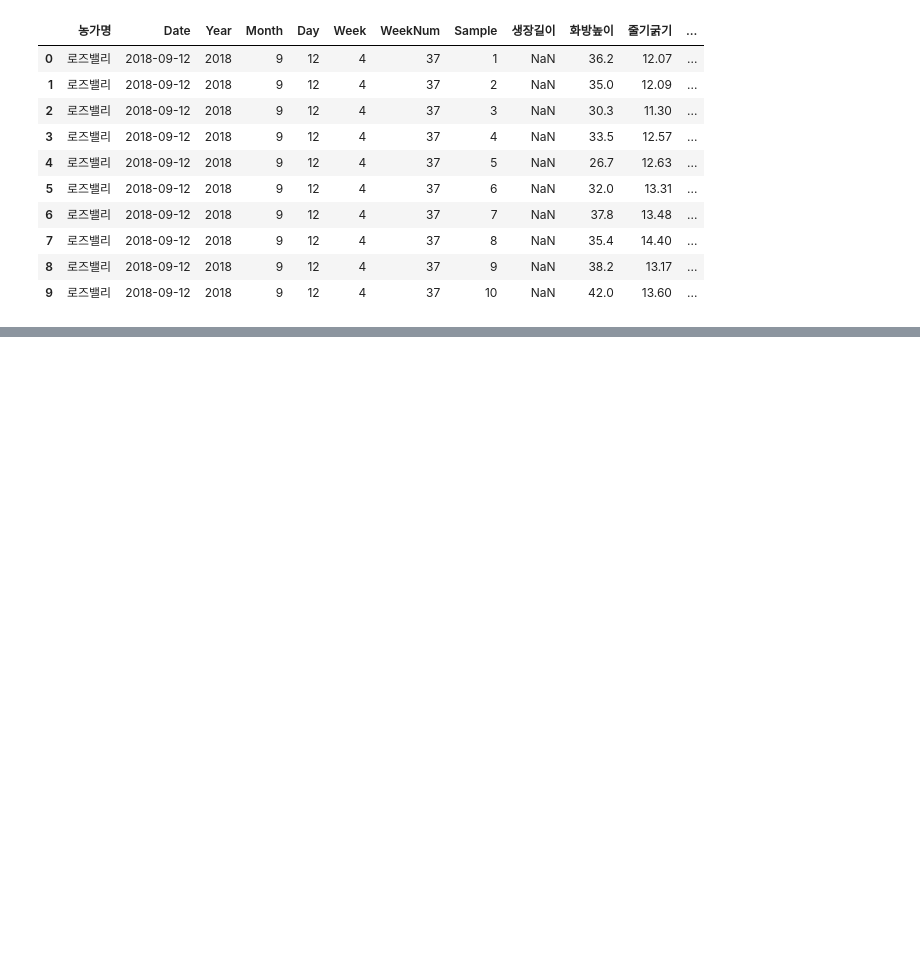
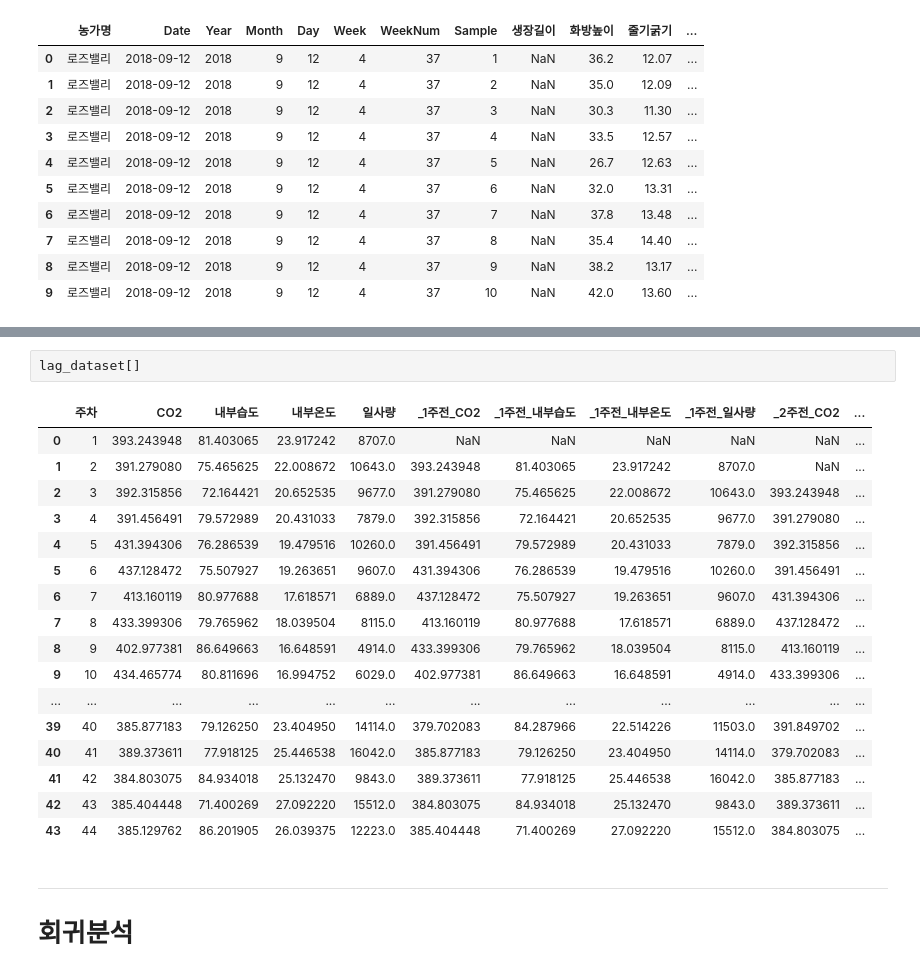
Before and after one commit to meucham11/nong_intern, a Jupyter notebook: 03_지연변수와 회귀.ipynb, the cells around one changed output, grey strips where cells are left out. Cells and saved outputs as stored; diff of their text form; blank space fills up the shorter version.

```diff
--- a/03_지연변수와 회귀.ipynb
+++ b/03_지연변수와 회귀.ipynb
@@ -449,0 +454,23 @@ lag_dataset[0].head(10)
+# %%
+lag_dataset[]
+# %% [output]
+|  | 주차 | CO2 | 내부습도 | 내부온도 | 일사량 | _1주전_CO2 | _1주전_내부습도 | _1주전_내부온도 | _1주전_일사량 | _2주전_CO2 | ... |
+| 0 | 1 | 393.243948 | 81.403065 | 23.917242 | 8707.0 | NaN | NaN | NaN | NaN | NaN | ... |
+| 1 | 2 | 391.279080 | 75.465625 | 22.008672 | 10643.0 | 393.243948 | 81.403065 | 23.917242 | 8707.0 | NaN | ... |
+| 2 | 3 | 392.315856 | 72.164421 | 20.652535 | 9677.0 | 391.279080 | 75.465625 | 22.008672 | 10643.0 | 393.243948 | ... |
+| 3 | 4 | 391.456491 | 79.572989 | 20.431033 | 7879.0 | 392.315856 | 72.164421 | 20.652535 | 9677.0 | 391.279080 | ... |
+| 4 | 5 | 431.394306 | 76.286539 | 19.479516 | 10260.0 | 391.456491 | 79.572989 | 20.431033 | 7879.0 | 392.315856 | ... |
+| 5 | 6 | 437.128472 | 75.507927 | 19.263651 | 9607.0 | 431.394306 | 76.286539 | 19.479516 | 10260.0 | 391.456491 | ... |
+| 6 | 7 | 413.160119 | 80.977688 | 17.618571 | 6889.0 | 437.128472 | 75.507927 | 19.263651 | 9607.0 | 431.394306 | ... |
+| 7 | 8 | 433.399306 | 79.765962 | 18.039504 | 8115.0 | 413.160119 | 80.977688 | 17.618571 | 6889.0 | 437.128472 | ... |
+| 8 | 9 | 402.977381 | 86.649663 | 16.648591 | 4914.0 | 433.399306 | 79.765962 | 18.039504 | 8115.0 | 413.160119 | ... |
+| 9 | 10 | 434.465774 | 80.811696 | 16.994752 | 6029.0 | 402.977381 | 86.649663 | 16.648591 | 4914.0 | 433.399306 | ... |
+| ... | ... | ... | ... | ... | ... | ... | ... | ... | ... | ... | ... |
+| 39 | 40 | 385.877183 | 79.126250 | 23.404950 | 14114.0 | 379.702083 | 84.287966 | 22.514226 | 11503.0 | 391.849702 | ... |
+| 40 | 41 | 389.373611 | 77.918125 | 25.446538 | 16042.0 | 385.877183 | 79.126250 | 23.404950 | 14114.0 | 379.702083 | ... |
+| 41 | 42 | 384.803075 | 84.934018 | 25.132470 | 9843.0 | 389.373611 | 77.918125 | 25.446538 | 16042.0 | 385.877183 | ... |
+| 42 | 43 | 385.404448 | 71.400269 | 27.092220 | 15512.0 | 384.803075 | 84.934018 | 25.132470 | 9843.0 | 389.373611 | ... |
+| 43 | 44 | 385.129762 | 86.201905 | 26.039375 | 12223.0 | 385.404448 | 71.400269 | 27.092220 | 15512.0 | 384.803075 | ... |
+# %% [markdown]
+----
+# 회귀분석
```
Also changed, not shown: parts of 20 cells of this notebook.
